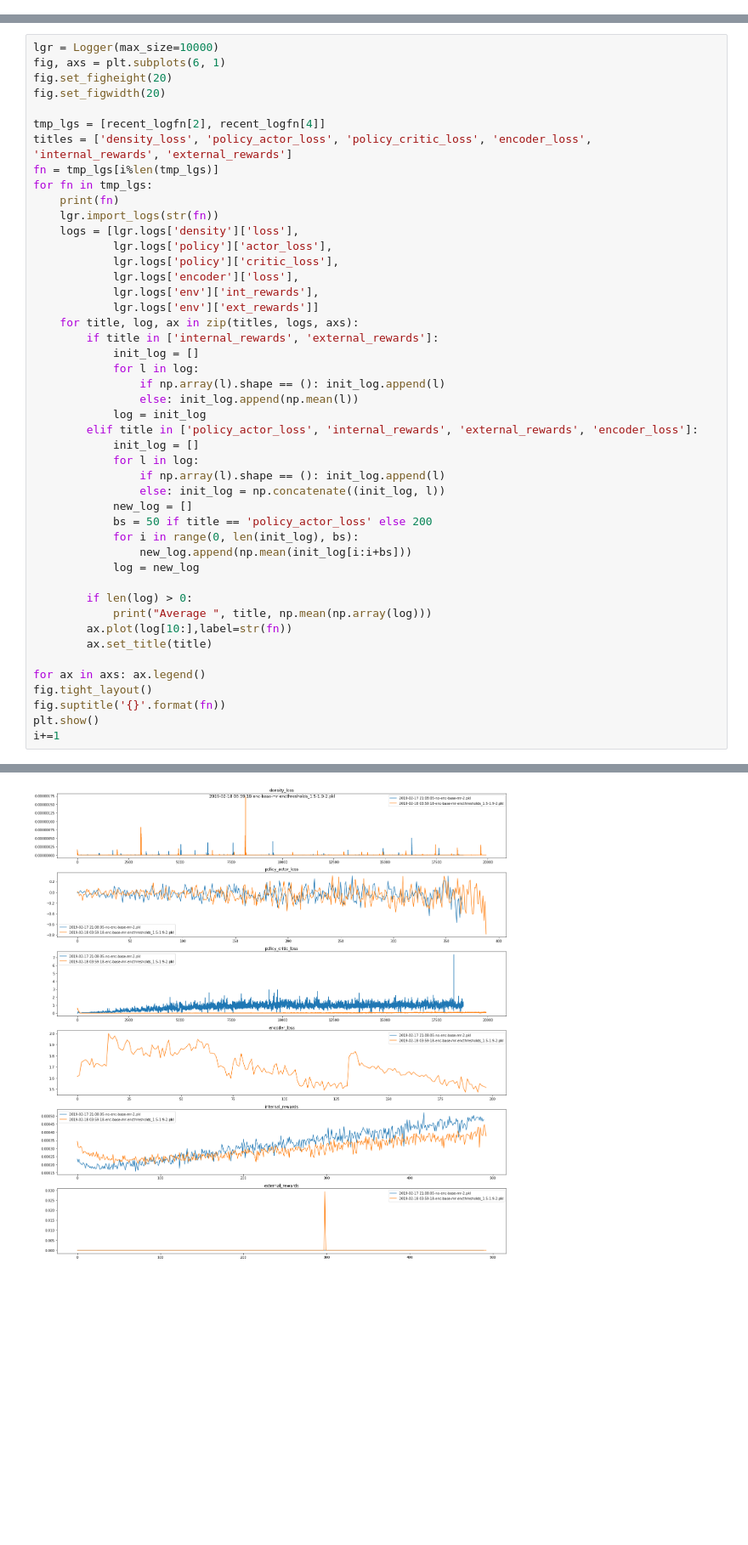
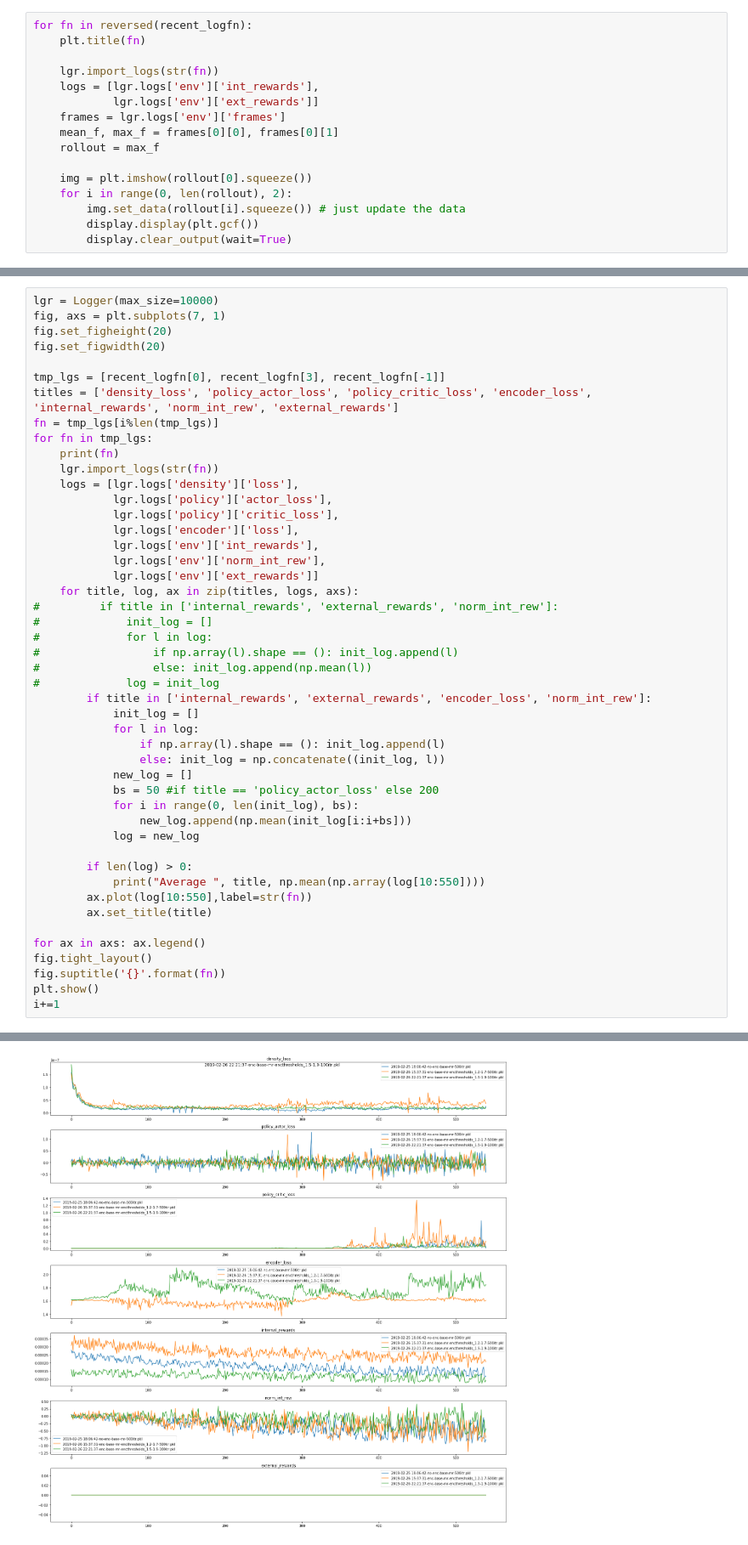
Before and after one commit to gebob19/DRL-Research-AFSR, a Jupyter notebook: codebase/workspace.ipynb, the cells around one changed output, grey strips where cells are left out. Shown at 85% size. Cells and saved outputs as stored; diff of their text form; blank space fills up the shorter version.

```diff
--- a/codebase/workspace.ipynb
+++ b/codebase/workspace.ipynb
@@ -20,0 +65,16 @@ recent_logfn
+# %%
+for fn in reversed(recent_logfn):
+    plt.title(fn)
+
+    lgr.import_logs(str(fn))
+    logs = [lgr.logs['env']['int_rewards'],
+            lgr.logs['env']['ext_rewards']]
+    frames = lgr.logs['env']['frames']
+    mean_f, max_f = frames[0][0], frames[0][1]
+    rollout = max_f
+
+    img = plt.imshow(rollout[0].squeeze())
+    for i in range(0, len(rollout), 2):
+        img.set_data(rollout[i].squeeze()) # just update the data
+        display.display(plt.gcf())
+        display.clear_output(wait=True)
@@ -21,11 +83,11 @@ recent_logfn
 # %%
 lgr = Logger(max_size=10000)
-fig, axs = plt.subplots(6, 1)
+fig, axs = plt.subplots(7, 1)
 fig.set_figheight(20)
 fig.set_figwidth(20)
 
-tmp_lgs = [recent_logfn[2], recent_logfn[4]]
-titles = ['density_loss', 'policy_actor_loss', 'policy_critic_loss', 'encoder_loss', 'internal_rewards', 'external_rewards']
+tmp_lgs = [recent_logfn[0], recent_logfn[3], recent_logfn[-1]]
+titles = ['density_loss', 'policy_actor_loss', 'policy_critic_loss', 'encoder_loss', 'internal_rewards', 'norm_int_rew', 'external_rewards']
 fn = tmp_lgs[i%len(tmp_lgs)]
 for fn in tmp_lgs:
     print(fn)
@@ -35,28 +97,29 @@ for fn in tmp_lgs:
             lgr.logs['policy']['critic_loss'],
             lgr.logs['encoder']['loss'],
             lgr.logs['env']['int_rewards'],
+            lgr.logs['env']['norm_int_rew'],
             lgr.logs['env']['ext_rewards']]
     for title, log, ax in zip(titles, logs, axs):
-        if title in ['internal_rewards', 'external_rewards']:
-            init_log = []
-            for l in log:
-                if np.array(l).shape == (): init_log.append(l)
-                else: init_log.append(np.mean(l))
-            log = init_log
-        elif title in ['policy_actor_loss', 'internal_rewards', 'external_rewards', 'encoder_loss']:
+#         if title in ['internal_rewards', 'external_rewards', 'norm_int_rew']:
+#             init_log = []
+#             for l in log:
+#                 if np.array(l).shape == (): init_log.append(l)
+#                 else: init_log.append(np.mean(l))
+#             log = init_log
+        if title in ['internal_rewards', 'external_rewards', 'encoder_loss', 'norm_int_rew']:
             init_log = []
             for l in log:
                 if np.array(l).shape == (): init_log.append(l)
                 else: init_log = np.concatenate((init_log, l))
             new_log = []
-            bs = 50 if title == 'policy_actor_loss' else 200
+            bs = 50 #if title == 'policy_actor_loss' else 200
             for i in range(0, len(init_log), bs):
                 new_log.append(np.mean(init_log[i:i+bs]))
             log = new_log
 
         if len(log) > 0:
-            print("Average ", title, np.mean(np.array(log)))
-        ax.plot(log[10:],label=str(fn))
+            print("Average ", title, np.mean(np.array(log[10:550])))
+        ax.plot(log[10:550],label=str(fn))
         ax.set_title(title)
 
 for ax in axs: ax.legend()
@@ -81,4 +148,4 @@ Average  external_rewards 5.816476215847106e-05
-[figure, old version]
+[figure, new version]
 # %%
 lgr = Logger(max_size=10000)
 fig, axs = plt.subplots(6, 1)
```
Also changed, not shown: parts of 7 cells of this notebook.
